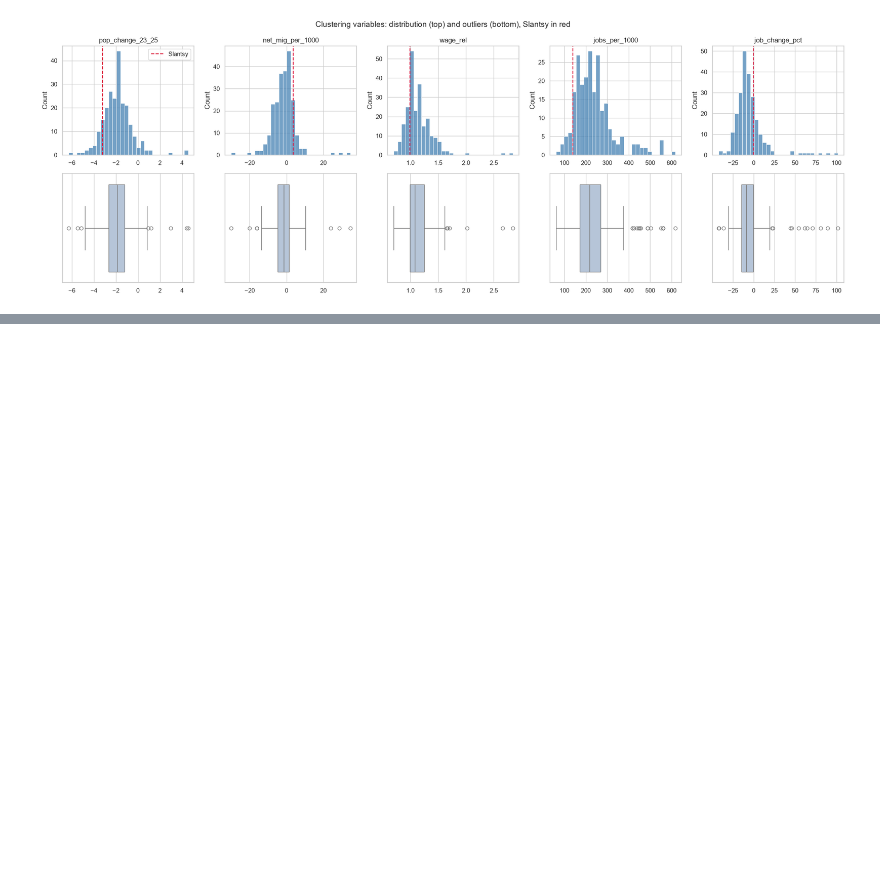
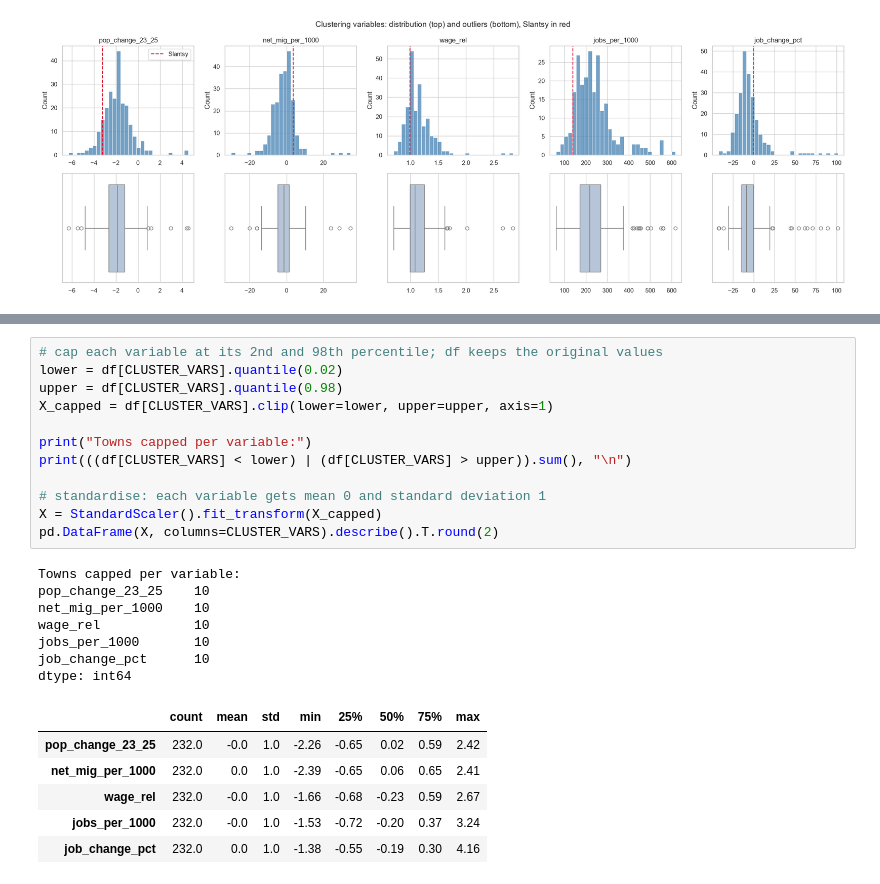
Before and after one commit to evelina-kalugina/-russian-monotowns-typology, a Jupyter notebook: notebooks/04_clustering.ipynb, the cells around one changed output, grey strips where cells are left out. Drawn from its saved outputs; the diff is of its cells as text; blank space fills up the shorter version.

```diff
--- a/notebooks/04_clustering.ipynb
+++ b/notebooks/04_clustering.ipynb
@@ -120,0 +166,26 @@ plt.show()
+# %%
+# cap each variable at its 2nd and 98th percentile; df keeps the original values
+lower = df[CLUSTER_VARS].quantile(0.02)
+upper = df[CLUSTER_VARS].quantile(0.98)
+X_capped = df[CLUSTER_VARS].clip(lower=lower, upper=upper, axis=1)
+
+print("Towns capped per variable:")
+print(((df[CLUSTER_VARS] < lower) | (df[CLUSTER_VARS] > upper)).sum(), "\n")
+
+# standardise: each variable gets mean 0 and standard deviation 1
+X = StandardScaler().fit_transform(X_capped)
+pd.DataFrame(X, columns=CLUSTER_VARS).describe().T.round(2)
+# %% [output]
+Towns capped per variable:
+pop_change_23_25    10
+net_mig_per_1000    10
+wage_rel            10
+jobs_per_1000       10
+job_change_pct      10
+dtype: int64
+|  | count | mean | std | min | 25% | 50% | 75% | max |
+| pop_change_23_25 | 232.0 | -0.0 | 1.0 | -2.26 | -0.65 | 0.02 | 0.59 | 2.42 |
+| net_mig_per_1000 | 232.0 | 0.0 | 1.0 | -2.39 | -0.65 | 0.06 | 0.65 | 2.41 |
+| wage_rel | 232.0 | -0.0 | 1.0 | -1.66 | -0.68 | -0.23 | 0.59 | 2.67 |
+| jobs_per_1000 | 232.0 | -0.0 | 1.0 | -1.53 | -0.72 | -0.20 | 0.37 | 3.24 |
+| job_change_pct | 232.0 | 0.0 | 1.0 | -1.38 | -0.55 | -0.19 | 0.30 | 4.16 |
```
Also changed, not shown: parts of 3 cells of this notebook.
